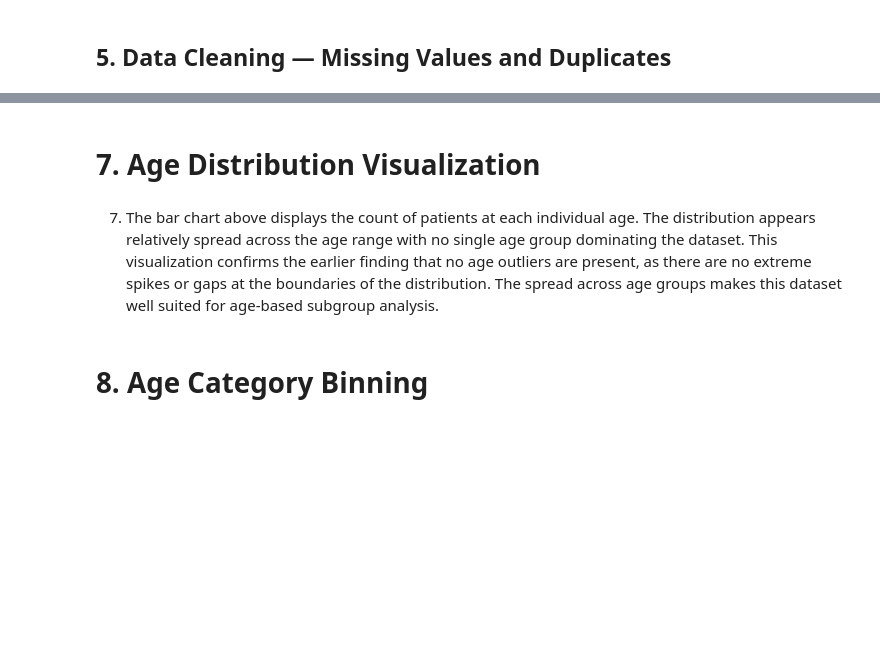
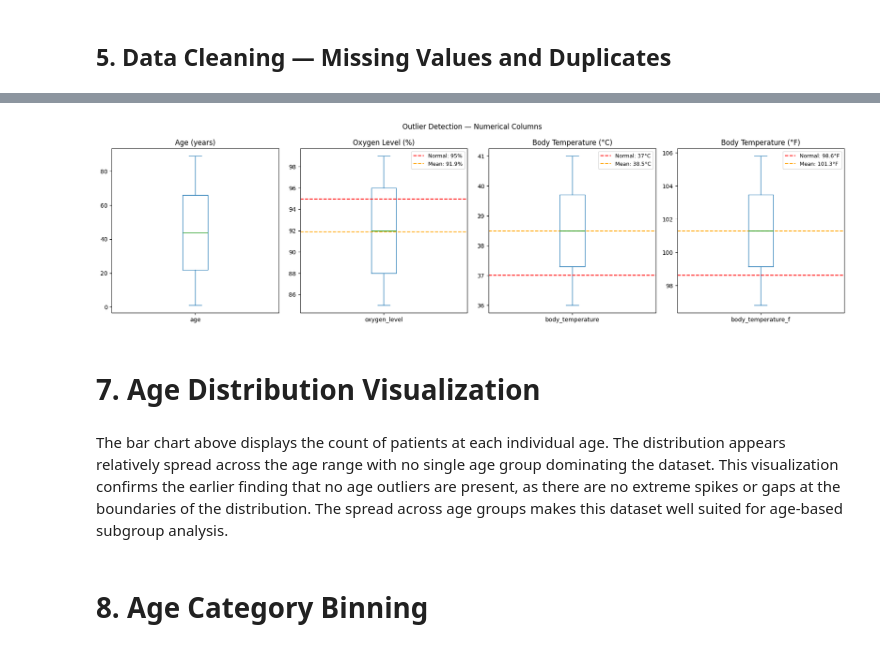
Before and after one commit to saranya-22-06/COVID-19-Patient-Symptoms-Diagnosis-Dataset, a Jupyter notebook: Desktop/405 GROUP PROJECT/Project1.ipynb, the cells around one changed output, grey strips where cells are left out. Cells and saved outputs as stored; diff of their text form; code cells hidden in the pictures; blank space fills up the shorter version.

```diff
--- a/Desktop/405 GROUP PROJECT/Project1.ipynb
+++ b/Desktop/405 GROUP PROJECT/Project1.ipynb
@@ -145,3 +227,31 @@ analysis without further modification.
+# %%
+df_cleaned['body_temperature_f'] = (df_cleaned['body_temperature'] * 9/5) + 32
+
+fig, axes = plt.subplots(1, 4, figsize=(18, 5))
+
+df_cleaned['age'].plot(kind='box', ax=axes[0], title='Age (years)')
+df_cleaned['oxygen_level'].plot(kind='box', ax=axes[1], title='Oxygen Level (%)')
+df_cleaned['body_temperature'].plot(kind='box', ax=axes[2], title='Body Temperature (°C)')
+df_cleaned['body_temperature_f'].plot(kind='box', ax=axes[3], title='Body Temperature (°F)')
+
+axes[1].axhline(y=95, color='red', linestyle='--', linewidth=1.5, label='Normal: 95%')
+axes[1].axhline(y=91.9, color='orange', linestyle='--', linewidth=1.5, label='Mean: 91.9%')
+axes[1].legend(fontsize=9)
+
+axes[2].axhline(y=37, color='red', linestyle='--', linewidth=1.5, label='Normal: 37°C')
+axes[2].axhline(y=38.5, color='orange', linestyle='--', linewidth=1.5, label='Mean: 38.5°C')
+axes[2].legend(fontsize=9)
+
+axes[3].axhline(y=98.6, color='red', linestyle='--', linewidth=1.5, label='Normal: 98.6°F')
+axes[3].axhline(y=101.3, color='orange', linestyle='--', linewidth=1.5, label='Mean: 101.3°F')
+axes[3].legend(fontsize=9)
+
+plt.suptitle('Outlier Detection — Numerical Columns')
+plt.tight_layout()
+plt.savefig('figures/section6_outlier_detection.png')
+plt.show()
+# %% [output]
+[figure, added]
 # %% [markdown]
 # 7. Age Distribution Visualization
 # %%
@@ -159,7 +269,7 @@ plt.xticks(range(0, 90, 5))
 plt.tight_layout()
 plt.show()
 # %% [markdown]
-7. The bar chart above displays the count of patients at each individual age. The distribution
+The bar chart above displays the count of patients at each individual age. The distribution
 appears relatively spread across the age range with no single age group dominating the
 dataset. This visualization confirms the earlier finding that no age outliers are present,
 as there are no extreme spikes or gaps at the boundaries of the distribution. The spread
```
Also changed, not shown: parts of 34 cells of this notebook.
